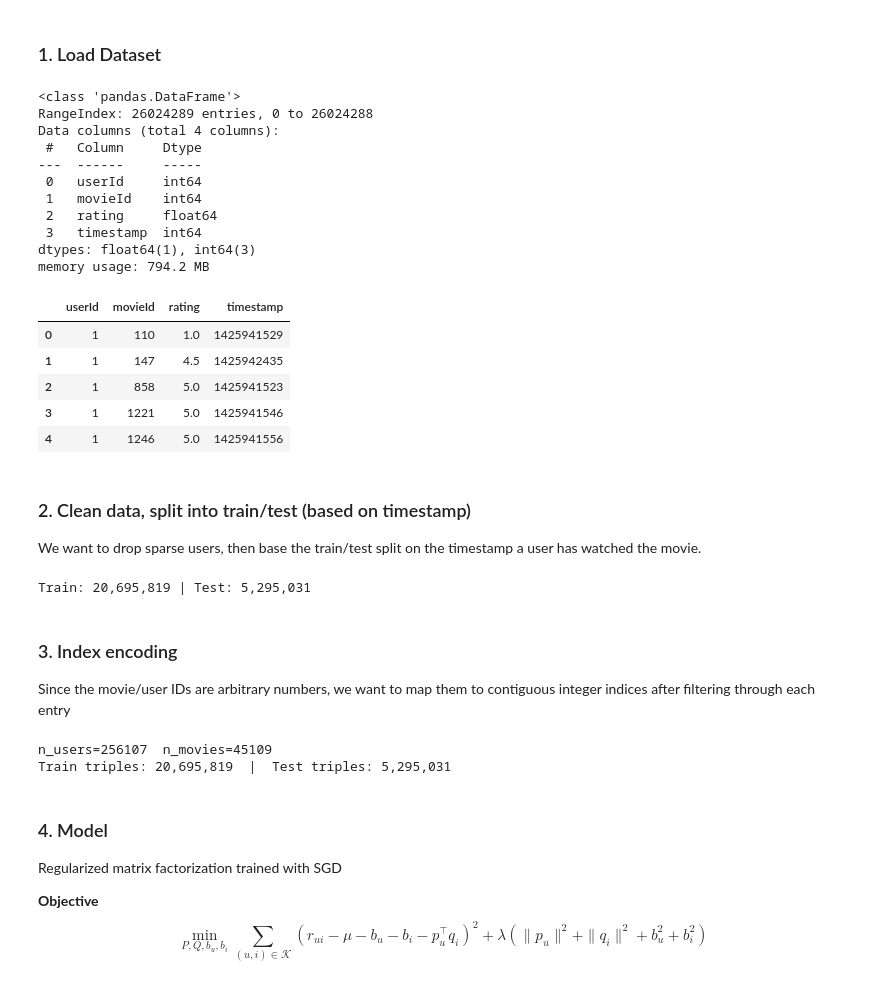
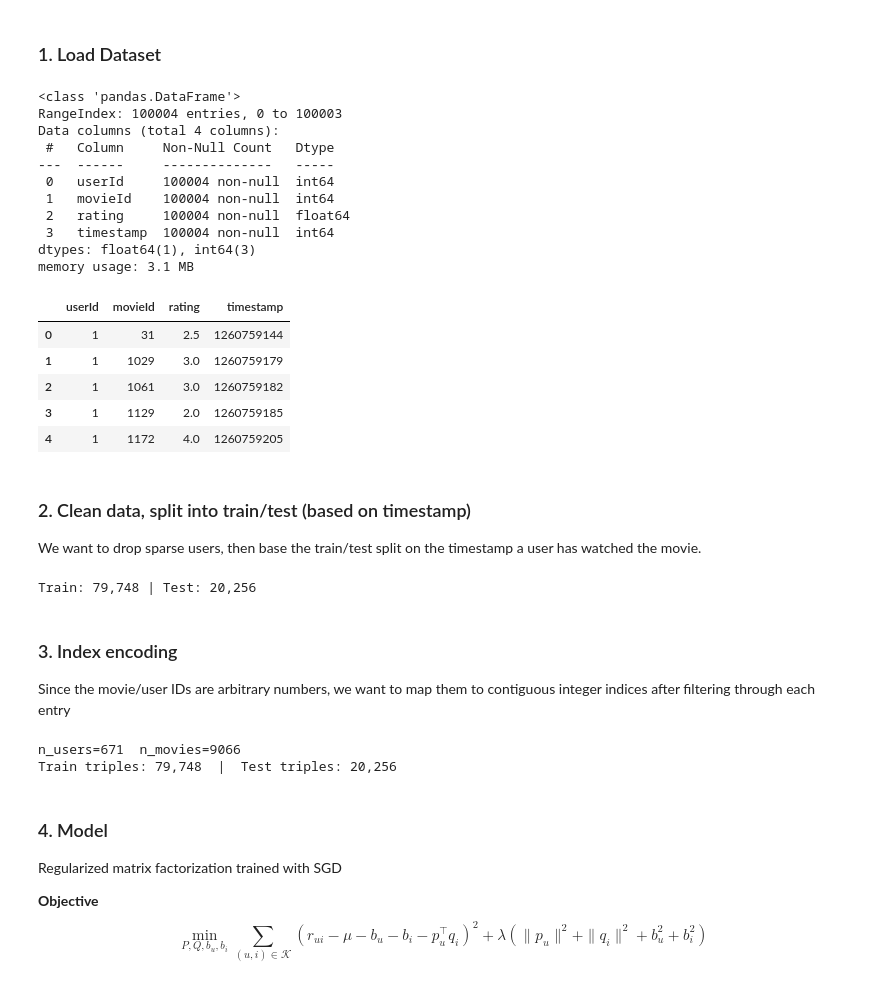
Before and after one commit to gabi823/movie-recommendation-system, a Jupyter notebook: notebooks/matrix_factorization.ipynb, the cells around one changed output. Drawn from its saved outputs; the diff is of its cells as text; code cells hidden in the pictures.

```diff
--- a/notebooks/matrix_factorization.ipynb
+++ b/notebooks/matrix_factorization.ipynb
@@ -11,28 +11,28 @@ import matplotlib.pyplot as plt
 from sklearn.metrics import mean_squared_error
 from math import sqrt
 # %%
-df = pd.read_csv("../data/ratings.csv")
+df = pd.read_csv("../data/ratings_small.csv")
 
 df.info()
 df.head()
 # %% [output]
 <class 'pandas.DataFrame'>
-RangeIndex: 26024289 entries, 0 to 26024288
+RangeIndex: 100004 entries, 0 to 100003
 Data columns (total 4 columns):
- #   Column     Dtype
----  ------     -----
- 0   userId     int64
- 1   movieId    int64
- 2   rating     float64
- 3   timestamp  int64
+ #   Column     Non-Null Count   Dtype
+---  ------     --------------   -----
+ 0   userId     100004 non-null  int64
+ 1   movieId    100004 non-null  int64
+ 2   rating     100004 non-null  float64
+ 3   timestamp  100004 non-null  int64
 dtypes: float64(1), int64(3)
-memory usage: 794.2 MB
+memory usage: 3.1 MB
 |  | userId | movieId | rating | timestamp |
-| 0 | 1 | 110 | 1.0 | 1425941529 |
-| 1 | 1 | 147 | 4.5 | 1425942435 |
-| 2 | 1 | 858 | 5.0 | 1425941523 |
-| 3 | 1 | 1221 | 5.0 | 1425941546 |
-| 4 | 1 | 1246 | 5.0 | 1425941556 |
+| 0 | 1 | 31 | 2.5 | 1260759144 |
+| 1 | 1 | 1029 | 3.0 | 1260759179 |
+| 2 | 1 | 1061 | 3.0 | 1260759182 |
+| 3 | 1 | 1129 | 2.0 | 1260759185 |
+| 4 | 1 | 1172 | 4.0 | 1260759205 |
 # %% [markdown]
 ### 2. Clean data, split into train/test (based on timestamp)
 
@@ -55,7 +55,7 @@ test_set = pd.concat(test).reset_index(drop=True)
 
 print(f"\nTrain: {len(train_set):,} | Test: {len(test_set):,}")
 # %% [output]
-Train: 20,695,819 | Test: 5,295,031
+Train: 79,748 | Test: 20,256
 # %% [markdown]
 ### 3. Index encoding
 
@@ -87,8 +87,8 @@ u_tr, m_tr, r_tr = encode(train_set)
 u_te, m_te, r_te = encode(test_set)
 print(f"Train triples: {len(r_tr):,}  |  Test triples: {len(r_te):,}")
 # %% [output]
-n_users=256107  n_movies=45109
-Train triples: 20,695,819  |  Test triples: 5,295,031
+n_users=671  n_movies=9066
+Train triples: 79,748  |  Test triples: 20,256
 # %% [markdown]
 ### 4. Model
 Regularized matrix factorization trained with SGD
```
Also changed, not shown: parts of 2 cells of this notebook, 2 other files.
